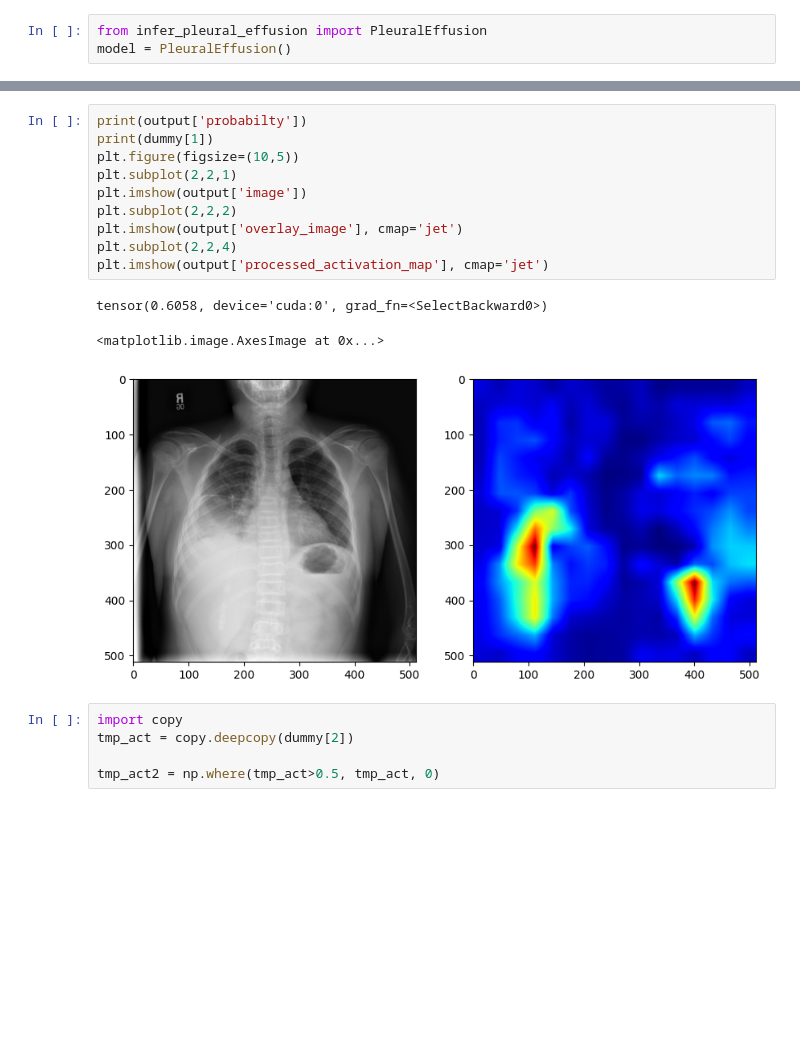
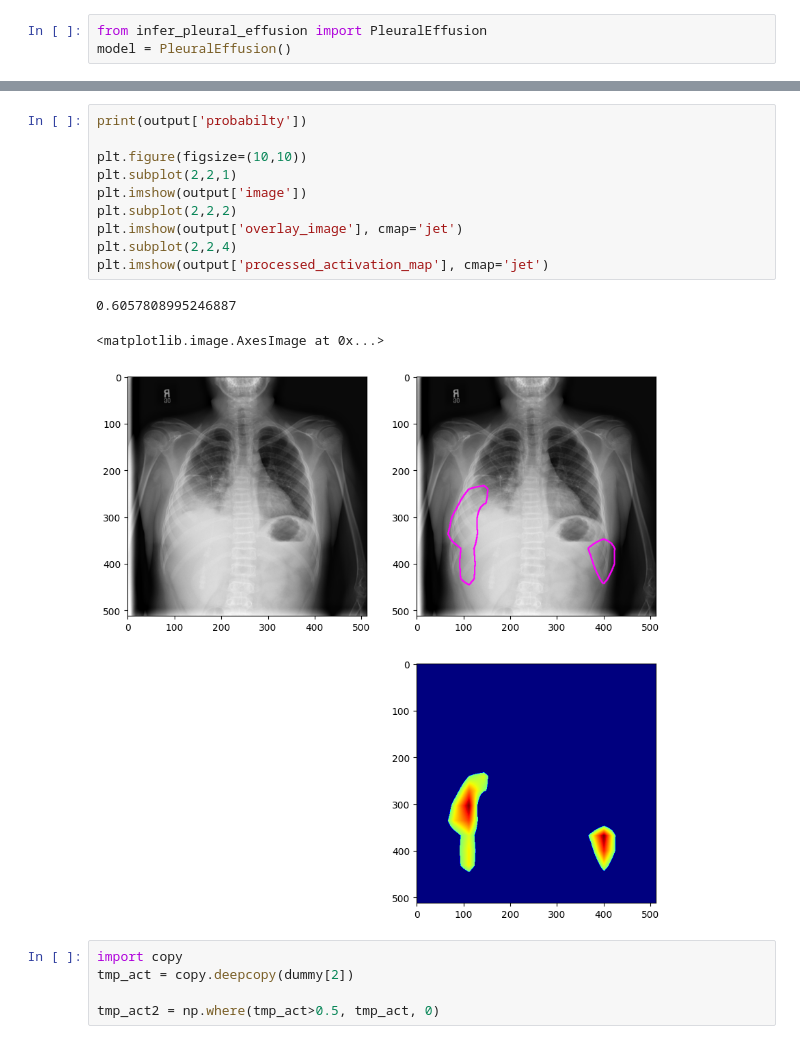
Before and after one commit to LEEMOARE/GOAT_41, a Jupyter notebook: examples/infer-02.ipynb, the cells around one changed output, grey strips where cells are left out. Cells and saved outputs as stored; diff of their text form; blank space fills up the shorter version.

```diff
--- a/examples/infer-02.ipynb
+++ b/examples/infer-02.ipynb
@@ -24,17 +25,17 @@ TypeError: post_process_cam() missing 1 required positional argument: 'threshold
 # %%
 print(output['probabilty'])
-print(dummy[1])
-plt.figure(figsize=(10,5))
+
+plt.figure(figsize=(10,10))
 plt.subplot(2,2,1)
 plt.imshow(output['image'])
 plt.subplot(2,2,2)
 plt.imshow(output['overlay_image'], cmap='jet')
 plt.subplot(2,2,4)
 plt.imshow(output['processed_activation_map'], cmap='jet')
 # %% [output]
-tensor(0.6058, device='cuda:0', grad_fn=<SelectBackward0>)
+0.6057808995246887
 <matplotlib.image.AxesImage at 0x...>
-[figure, old version]
+[figure, new version]
 # %%
 import copy
 tmp_act = copy.deepcopy(dummy[2])
```
Also changed, not shown: parts of 1 cell of this notebook.
